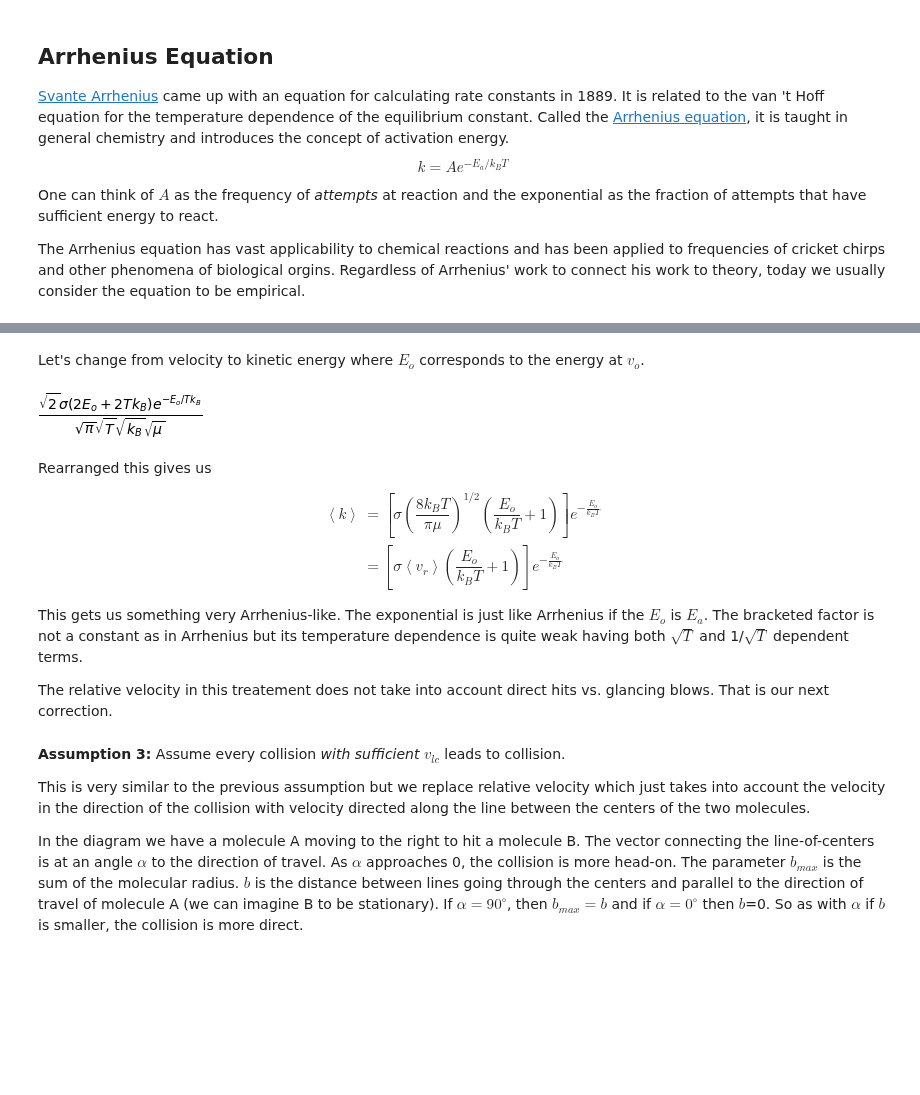
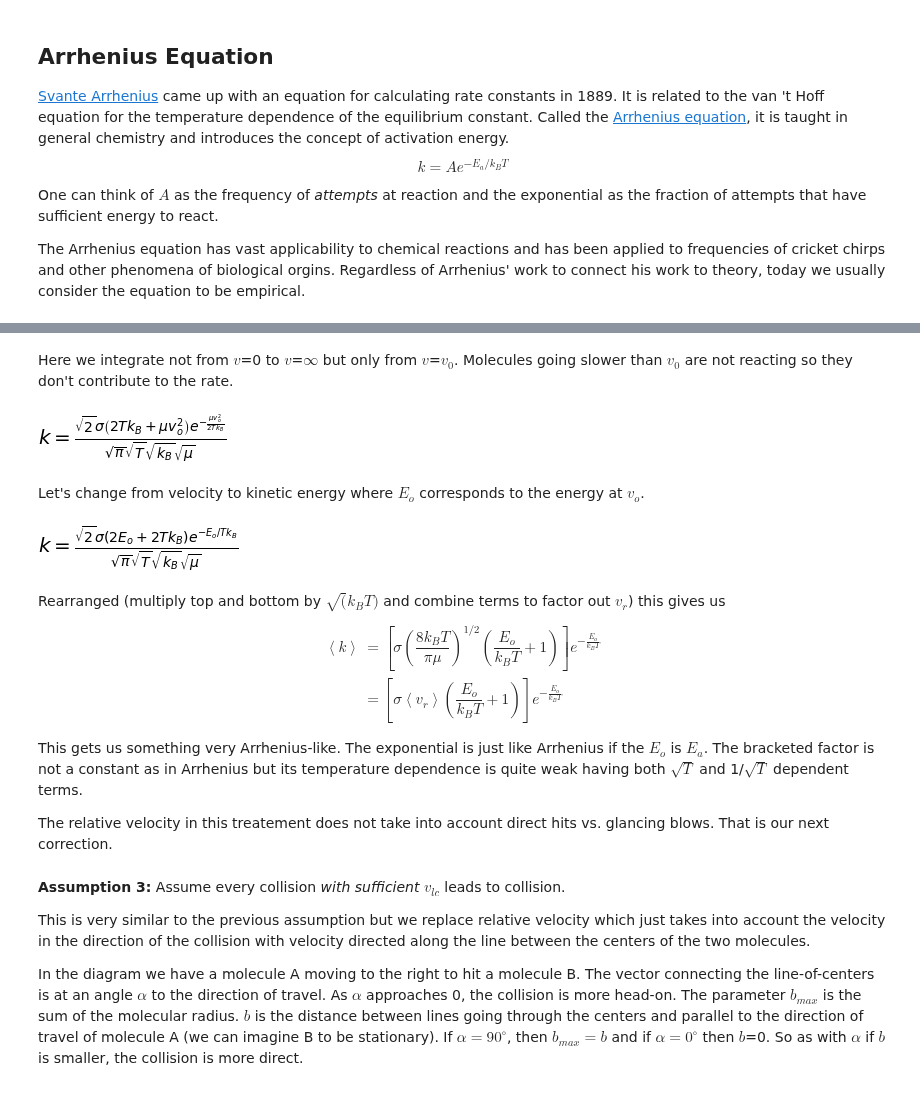
Before and after one commit to davis689/binder, a Jupyter notebook: CHEM452/Theories_of_rate_constants.ipynb, the cells around one changed output, grey strips where cells are left out. Cells and saved outputs as stored; diff of their text form; code cells hidden in the pictures; blank space fills up the shorter version.

```diff
--- a/CHEM452/Theories_of_rate_constants.ipynb
+++ b/CHEM452/Theories_of_rate_constants.ipynb
@@ -58,11 +66,18 @@ sp.integrate(sigma*vr*sp.sqrt(mu/(2*sp.pi*kb*T))**3*4*sp.pi*vr**2*sp.exp(-mu*vr*
+# %% [markdown]
+Here we integrate not from $v$=0 to $v$=$\infty$ but only from $v$=$v_0$. Molecules going slower than $v_0$ are not reacting so they don't contribute to the rate.
+# %%
+ct_assum2=sp.Eq(k,sp.integrate(sigma*vr*maxbolt.rhs.subs(v,vr),(vr,vo,sp.oo)).simplify())
+ct_assum2
+# %% [output]
+[figure, added]
 # %% [markdown]
 Let's change from velocity to kinetic energy where $E_o$ corresponds to the energy at $v_o$.
 # %%
-_.subs(vo**2,2*Eo/mu)
+ct_assum2.subs(vo**2,2*Eo/mu)
 # %% [output]
-[figure, old version]
+[figure, new version]
 # %% [markdown]
-Rearranged this gives us
+Rearranged (multiply top and bottom by $\sqrt(k_B T)$ and combine terms to factor out $v_r$) this gives us
 $$ \begin{align*}
 \left<k\right>&=\left[\sigma \left(\dfrac{8k_BT}{\pi \mu}\right)^{1/2}\left(\dfrac{E_o}{k_B T}+1\right)\right]e^{-\frac{E_o}{k_BT}}\\
 &=\left[\sigma \left<v_r\right>\left(\dfrac{E_o}{k_B T}+1\right)\right]e^{-\frac{E_o}{k_BT}}\end{align*} $$
```
Also changed, not shown: parts of 11 cells of this notebook.
